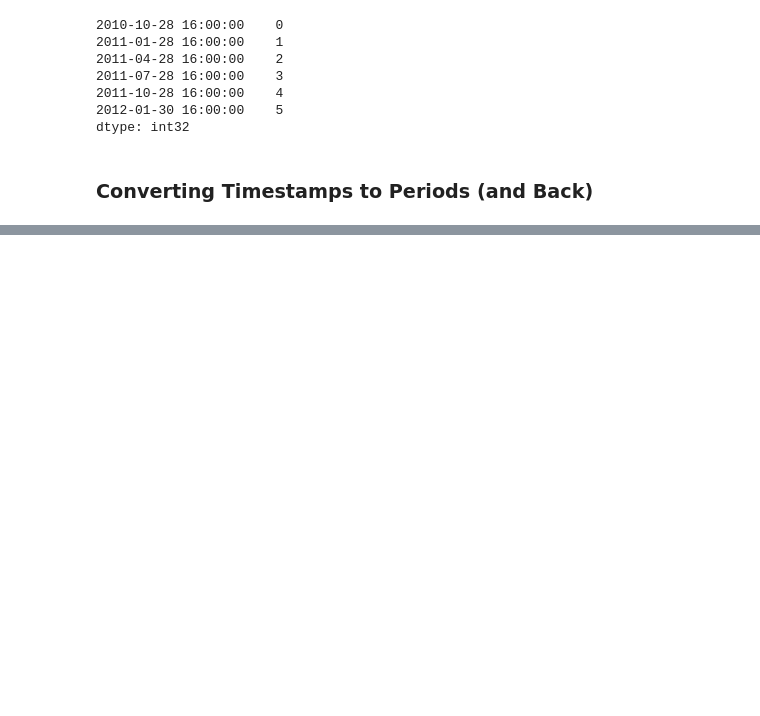
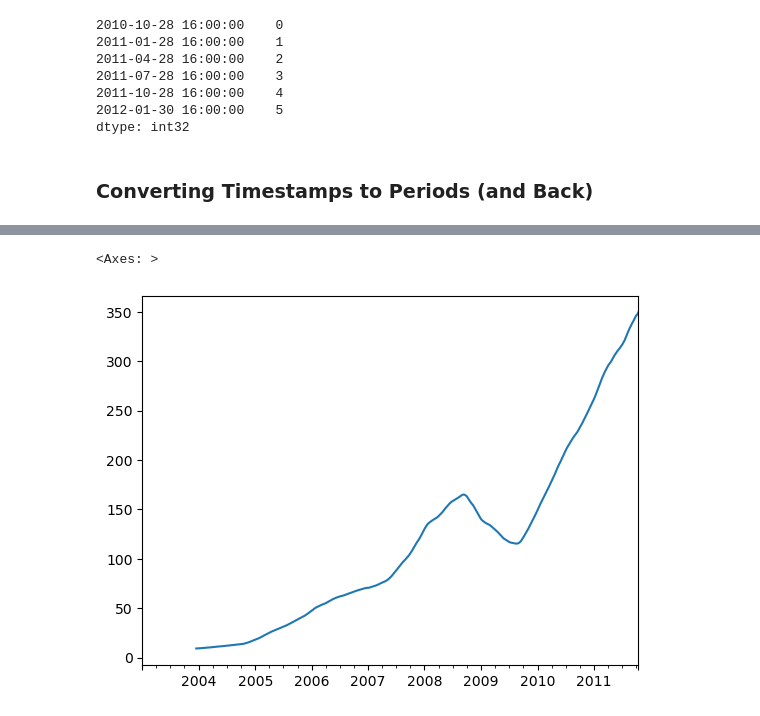
Before and after one commit to karimhbadr1/pydata-book, a Jupyter notebook: Karim/Ch11/Chapter11.ipynb, the cells around one changed output, grey strips where cells are left out. Drawn from its saved outputs; the diff is of its cells as text; code cells hidden in the pictures; blank space fills up the shorter version.

```diff
--- a/Karim/Ch11/Chapter11.ipynb
+++ b/Karim/Ch11/Chapter11.ipynb
@@ -1137,0 +1673,5 @@ dtype: int32
+# %%
+close_px["AAPL"].rolling(250).mean().plot()
+# %% [output]
+<Axes: >
+[figure, added]
```
Also changed, not shown: parts of 118 cells of this notebook.
